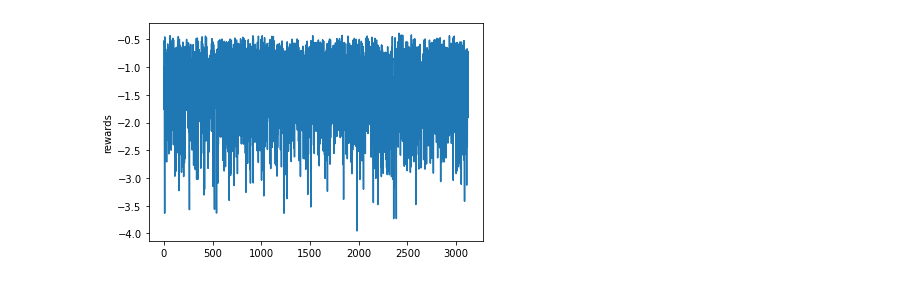
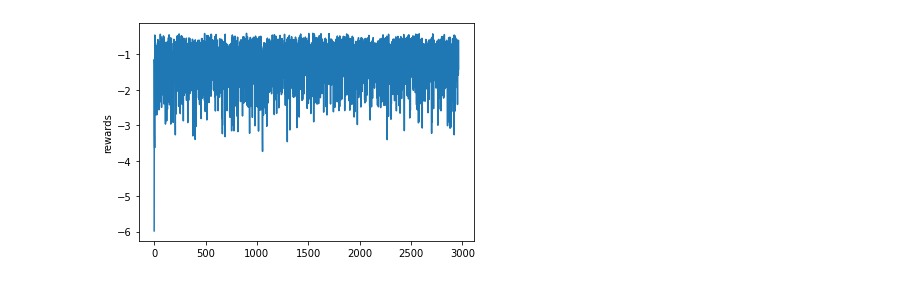
Before and after one commit to ianlienfa/BBGym-RL, a Jupyter notebook: src/eval.ipynb, the cells around one changed output. Drawn from its saved outputs; the diff is of its cells as text; code cells hidden in the pictures.

```diff
--- a/src/eval.ipynb
+++ b/src/eval.ipynb
@@ -45,19 +45,19 @@ plt.show()
 # %%
 raw_rewards = rewards
 rewards = []
-i = 50
+i = 100
 tmp = 0
 for it in range(len(raw_rewards)):
     if(i != 0):
         tmp += raw_rewards[it]
     else:
         rewards.append(tmp)
         tmp = 0
         i = 10
     i -= 1
 
 plt.plot(rewards)
 plt.ylabel('rewards')
 plt.show()
 # %% [output]
-[figure, old version]
+[figure, new version]
```
Also changed, not shown: parts of 2 cells of this notebook, 7 other files.
